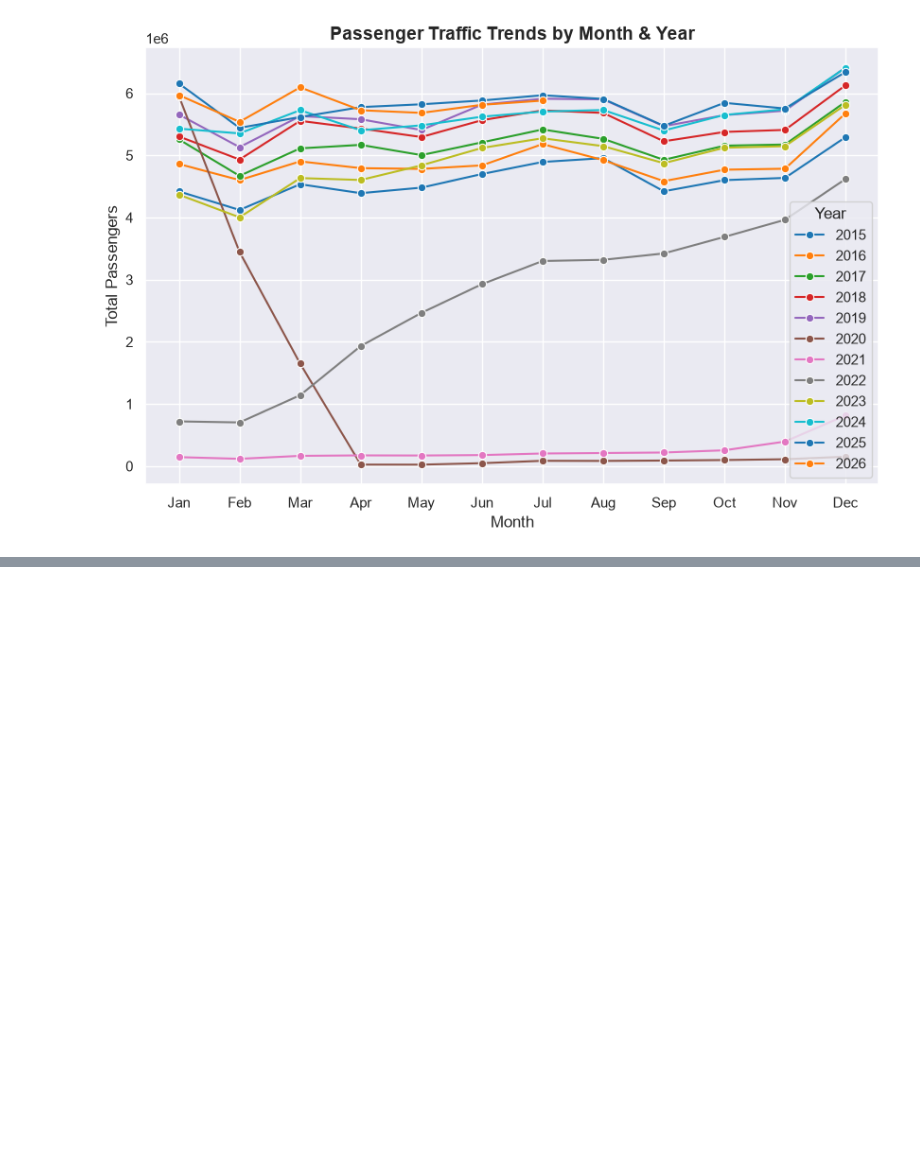
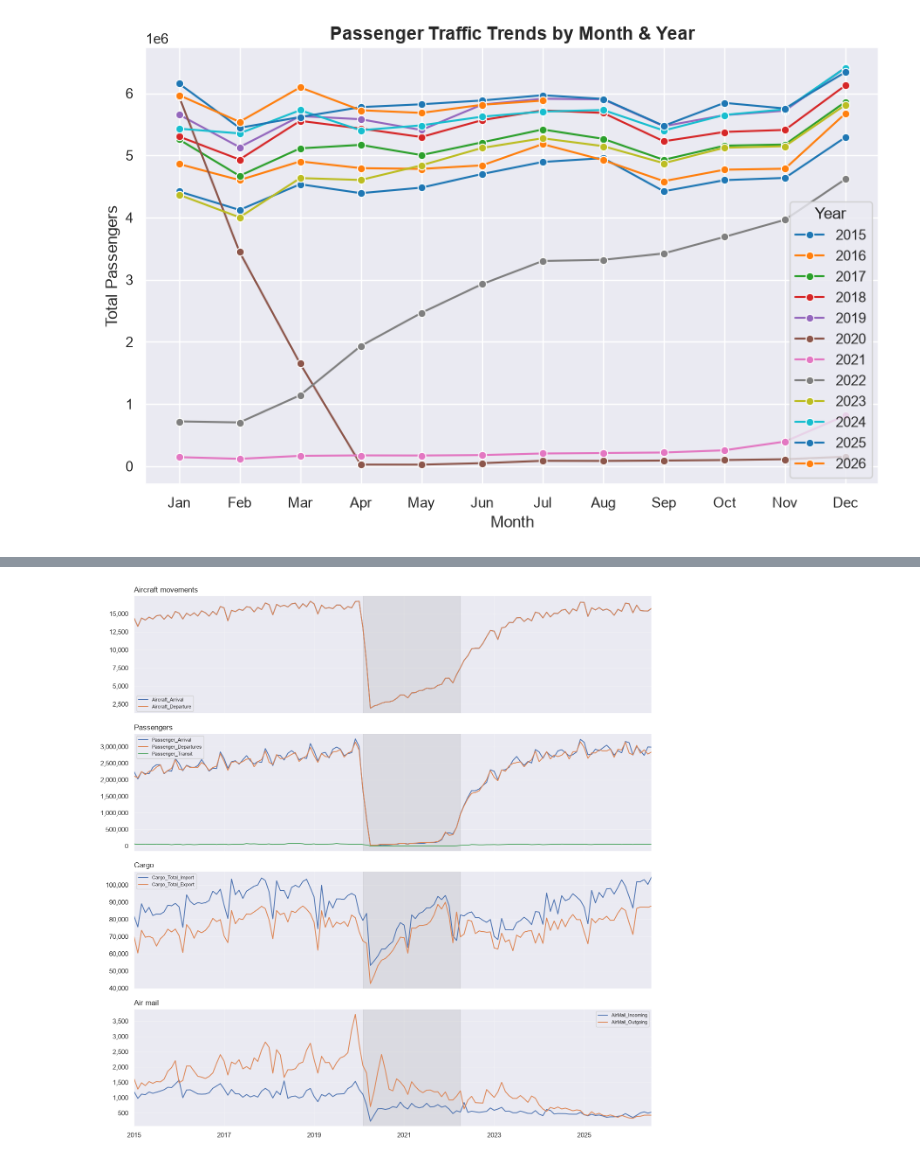
Before and after one commit to angh0059/KM6312group8, a Jupyter notebook: km6312project.ipynb, the cells around one changed output, grey strips where cells are left out. Saved outputs shown, nothing was run; the diff lists cells and outputs as text; code cells hidden in the pictures; blank space fills up the shorter version.

Commit message:
added visualisations and clustering

```diff
--- a/km6312project.ipynb
+++ b/km6312project.ipynb
@@ -222,0 +220,24 @@ plt.show()
+# %%
+#Line charts by group (inbound vs outbound)
+COVID = (pd.Timestamp("2020-02-01"), pd.Timestamp("2022-04-01"))
+d = df.set_index("Month").sort_index()
+
+groups = {
+    "Aircraft movements": ["Aircraft_Arrival", "Aircraft_Departure"],
+    "Passengers":         ["Passenger_Arrival", "Passenger_Departures", "Passenger_Transit"],
+    "Cargo":              ["Cargo_Total_Import", "Cargo_Total_Export"],
+    "Air mail":           ["AirMail_Incoming", "AirMail_Outgoing"],
+}
+fig, axes = plt.subplots(len(groups), 1, figsize=(13, 13), sharex=True)
+for ax, (title, cols) in zip(axes, groups.items()):
+    d[cols].plot(ax=ax, lw=1.4)
+    ax.axvspan(*COVID, color="grey", alpha=0.15)
+    ax.set_title(title, loc="left")
+    ax.grid(alpha=0.3)
+    ax.legend(fontsize=8)
+    ax.yaxis.set_major_formatter(mticker.FuncFormatter(lambda v, _: f"{v:,.0f}"))
+axes[-1].set_xlabel("")
+fig.tight_layout()
+plt.show()
+# %% [output]
+[figure, added]
```
Also changed, not shown: parts of 27 cells of this notebook.
